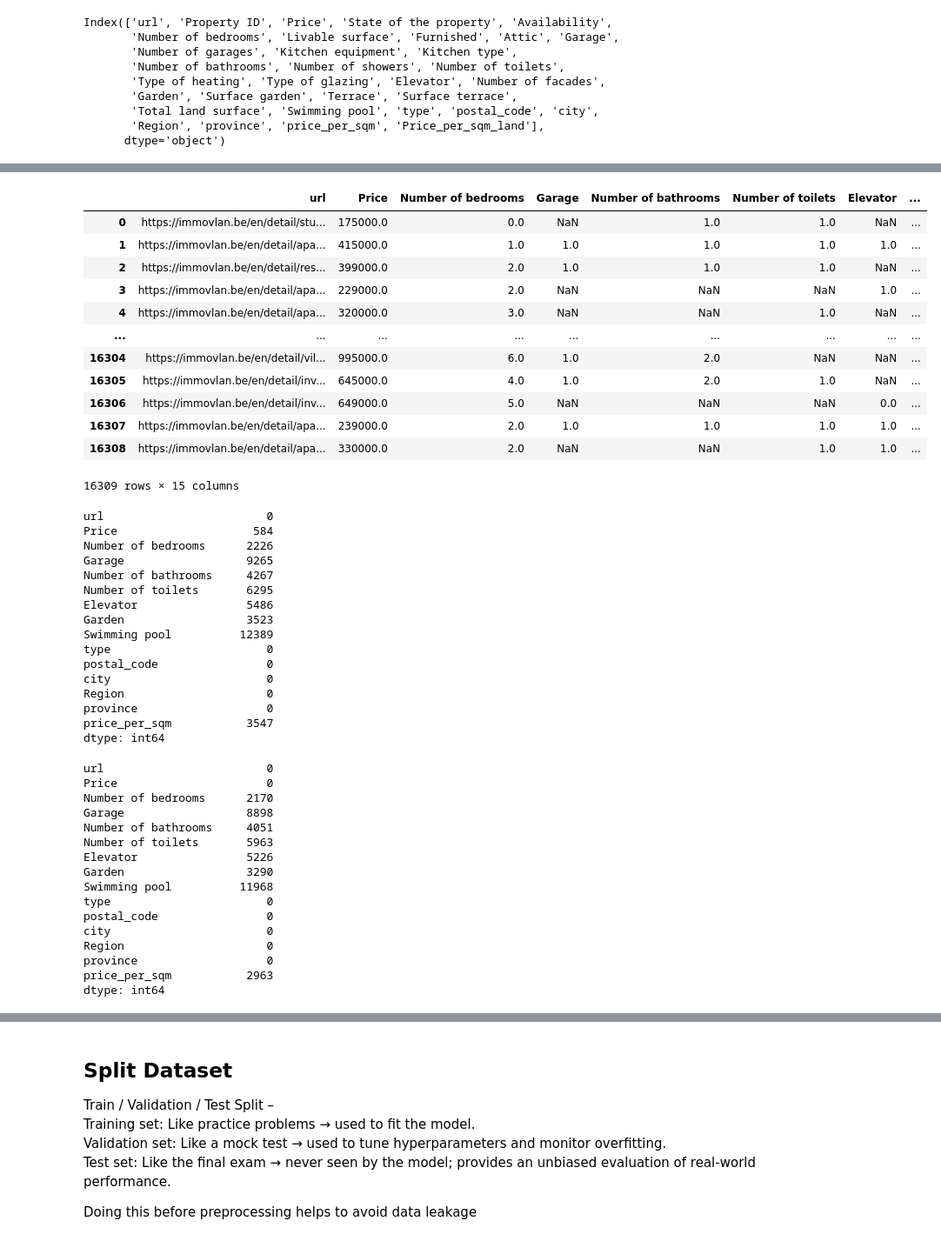
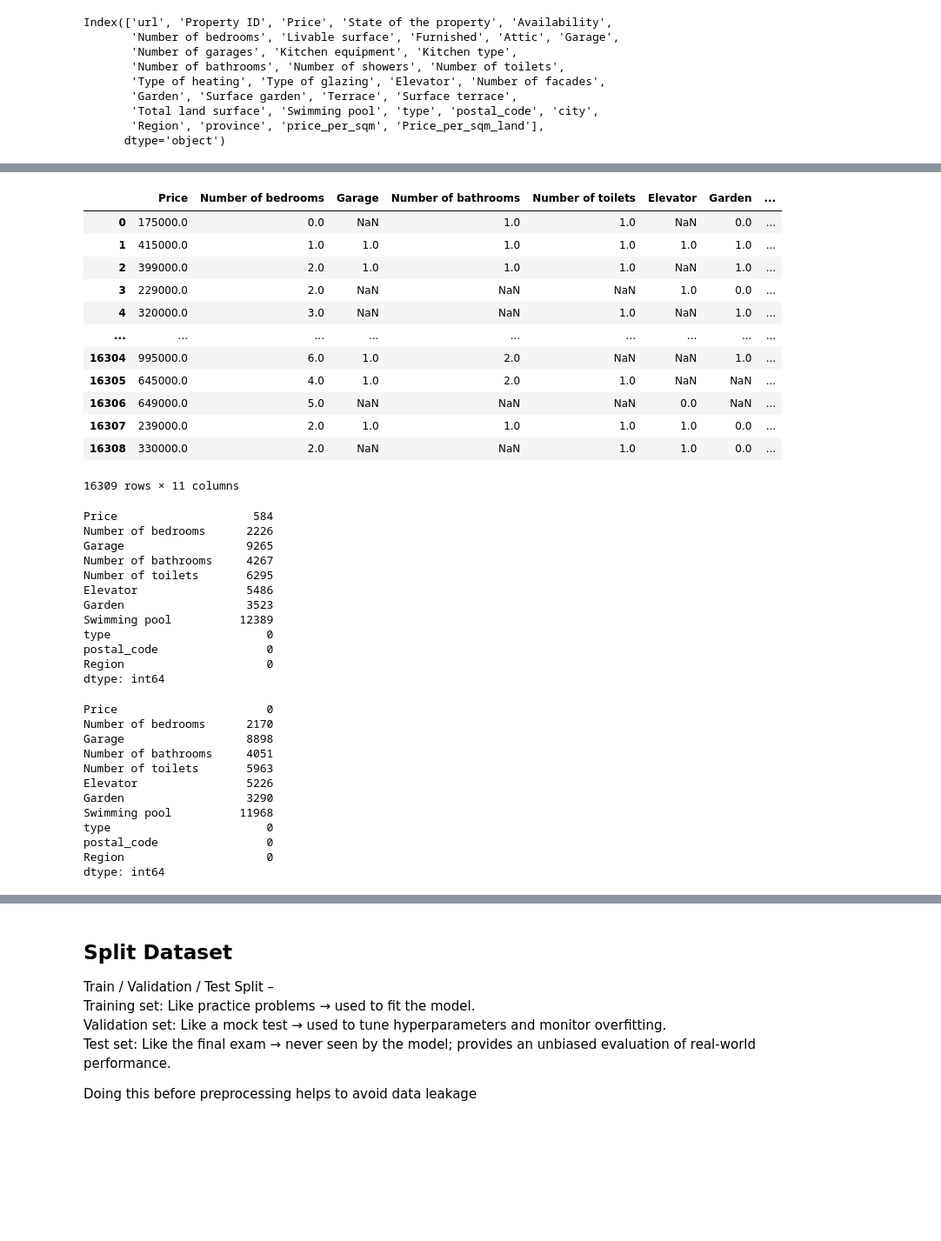
Before and after one commit to asgud/immo-eliza-ML, a Jupyter notebook: ml_model.ipynb, the cells around one changed output, grey strips where cells are left out. Shown: that part at 87% size. Saved outputs shown, nothing was run; the diff lists cells and outputs as text; code cells hidden in the pictures; blank space fills up the shorter version.

```diff
--- a/ml_model.ipynb
+++ b/ml_model.ipynb
@@ -23,23 +36,25 @@ Index(['url', 'Property ID', 'Price', 'State of the property', 'Availability',
 # %%
 # drop less impactful columns
+# Dropped 'price_per_sqm' else it will result in data leakage, because it gives information away about the price indirectly
 
-df1 = df.drop(['Property ID','State of the property', 'Availability','Livable surface', 'Furnished', 'Attic','Number of garages','Kitchen equipment', 'Kitchen type','Number of showers','Type of heating', 'Type of glazing','Number of facades','Surface garden', 'Terrace', 'Surface terrace',
-       'Total land surface','Price_per_sqm_land'], axis='columns')
+df1 = df.drop(['url','Property ID','State of the property', 'Availability','Livable surface', 'Furnished', 'Attic','Number of garages','Kitchen equipment', 'Kitchen type','Number of showers','Type of heating', 'Type of glazing','Number of facades','Surface garden', 'Terrace', 'Surface terrace',
+       'Total land surface','city','price_per_sqm',
+       'province','Price_per_sqm_land'], axis='columns')
 df1
 # %% [output]
-|  | url | Price | Number of bedrooms | Garage | Number of bathrooms | Number of toilets | Elevator | ... |
-| 0 | https://immovlan.be/en/detail/stu... | 175000.0 | 0.0 | NaN | 1.0 | 1.0 | NaN | ... |
-| 1 | https://immovlan.be/en/detail/apa... | 415000.0 | 1.0 | 1.0 | 1.0 | 1.0 | 1.0 | ... |
-| 2 | https://immovlan.be/en/detail/res... | 399000.0 | 2.0 | 1.0 | 1.0 | 1.0 | NaN | ... |
-| 3 | https://immovlan.be/en/detail/apa... | 229000.0 | 2.0 | NaN | NaN | NaN | 1.0 | ... |
-| 4 | https://immovlan.be/en/detail/apa... | 320000.0 | 3.0 | NaN | NaN | 1.0 | NaN | ... |
+|  | Price | Number of bedrooms | Garage | Number of bathrooms | Number of toilets | Elevator | Garden | ... |
+| 0 | 175000.0 | 0.0 | NaN | 1.0 | 1.0 | NaN | 0.0 | ... |
+| 1 | 415000.0 | 1.0 | 1.0 | 1.0 | 1.0 | 1.0 | 1.0 | ... |
+| 2 | 399000.0 | 2.0 | 1.0 | 1.0 | 1.0 | NaN | 1.0 | ... |
+| 3 | 229000.0 | 2.0 | NaN | NaN | NaN | 1.0 | 0.0 | ... |
+| 4 | 320000.0 | 3.0 | NaN | NaN | 1.0 | NaN | 1.0 | ... |
 | ... | ... | ... | ... | ... | ... | ... | ... | ... |
-| 16304 | https://immovlan.be/en/detail/vil... | 995000.0 | 6.0 | 1.0 | 2.0 | NaN | NaN | ... |
-| 16305 | https://immovlan.be/en/detail/inv... | 645000.0 | 4.0 | 1.0 | 2.0 | 1.0 | NaN | ... |
-| 16306 | https://immovlan.be/en/detail/inv... | 649000.0 | 5.0 | NaN | NaN | NaN | 0.0 | ... |
-| 16307 | https://immovlan.be/en/detail/apa... | 239000.0 | 2.0 | 1.0 | 1.0 | 1.0 | 1.0 | ... |
-| 16308 | https://immovlan.be/en/detail/apa... | 330000.0 | 2.0 | NaN | NaN | 1.0 | 1.0 | ... |
+| 16304 | 995000.0 | 6.0 | 1.0 | 2.0 | NaN | NaN | 1.0 | ... |
+| 16305 | 645000.0 | 4.0 | 1.0 | 2.0 | 1.0 | NaN | NaN | ... |
+| 16306 | 649000.0 | 5.0 | NaN | NaN | NaN | 0.0 | NaN | ... |
+| 16307 | 239000.0 | 2.0 | 1.0 | 1.0 | 1.0 | 1.0 | 0.0 | ... |
+| 16308 | 330000.0 | 2.0 | NaN | NaN | 1.0 | 1.0 | 0.0 | ... |
-16309 rows × 15 columns
+16309 rows × 11 columns
 # %%
 # cleaning Nan values
 
@@ -47,7 +62,6 @@ df1.isnull().sum()
 
 # df1.isnull().mean() * 100
 # %% [output]
-url                        0
 Price                    584
 Number of bedrooms      2226
 Garage                  9265
@@ -58,10 +72,7 @@ Garden                  3523
 Swimming pool          12389
 type                       0
 postal_code                0
-city                       0
 Region                     0
-province                   0
-price_per_sqm           3547
 dtype: int64
 # %%
 # Since only 3.5% of the 'price' values are missing, it's safe to drop those rows.
@@ -69,7 +80,6 @@ dtype: int64
 df1.dropna(subset=['Price'], inplace=True)
 df1.isnull().sum()
 # %% [output]
-url                        0
 Price                      0
 Number of bedrooms      2170
 Garage                  8898
@@ -80,10 +90,7 @@ Garden                  3290
 Swimming pool          11968
 type                       0
 postal_code                0
-city                       0
 Region                     0
-province                   0
-price_per_sqm           2963
 dtype: int64
 # %%
 # check unique values of Nos of toilets and Nos of bathrooms
```
Also changed, not shown: parts of 46 cells of this notebook, 8 other files.
